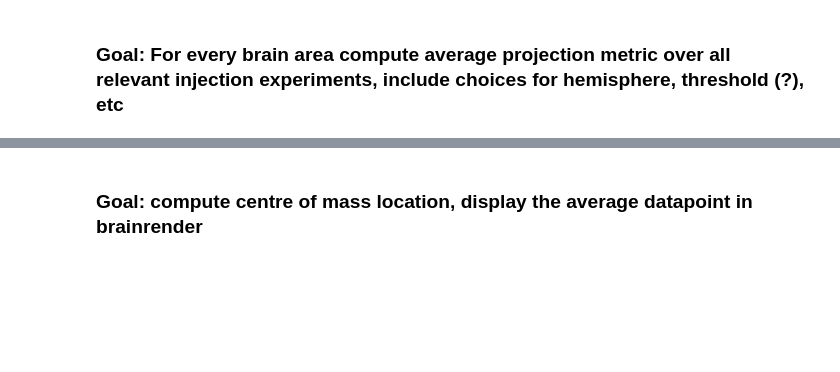
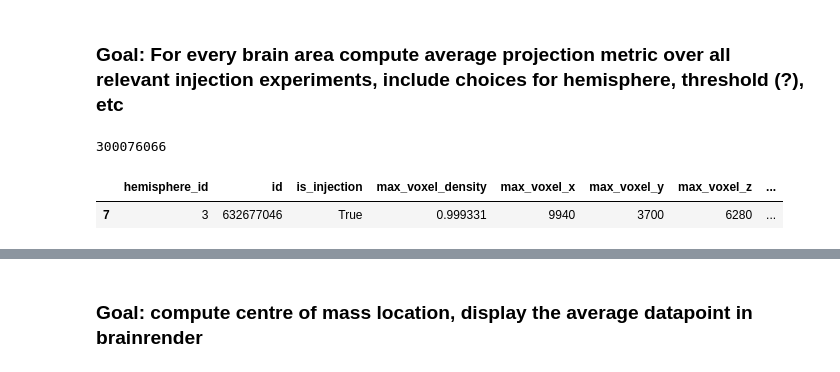
Before and after one commit to ikharitonov/allen-data-mining, a Jupyter notebook: connectivity/injection_sites_average.ipynb, the cells around one changed output, grey strips where cells are left out. Saved outputs shown, nothing was run; the diff lists cells and outputs as text; code cells hidden in the pictures; blank space fills up the shorter version.

```diff
--- a/connectivity/injection_sites_average.ipynb
+++ b/connectivity/injection_sites_average.ipynb
@@ -135,0 +141,8 @@ df[df['id']==300076066]
+# %%
+print(filtered_area_experiment_id_dict[795][0])
+temp_data = pd.DataFrame(rma.model_query("ProjectionStructureUnionize", criteria="[is_injection$eqtrue][section_data_set_id$eq"+str(filtered_area_experiment_id_dict[795][0])+"]"))
+temp_data[temp_data['structure_id']==795]
+# %% [output]
+300076066
+|  | hemisphere_id | id | is_injection | max_voxel_density | max_voxel_x | max_voxel_y | max_voxel_z | ... |
+| 7 | 3 | 632677046 | True | 0.999331 | 9940 | 3700 | 6280 | ... |
```
Also changed, not shown: parts of 10 cells of this notebook.
